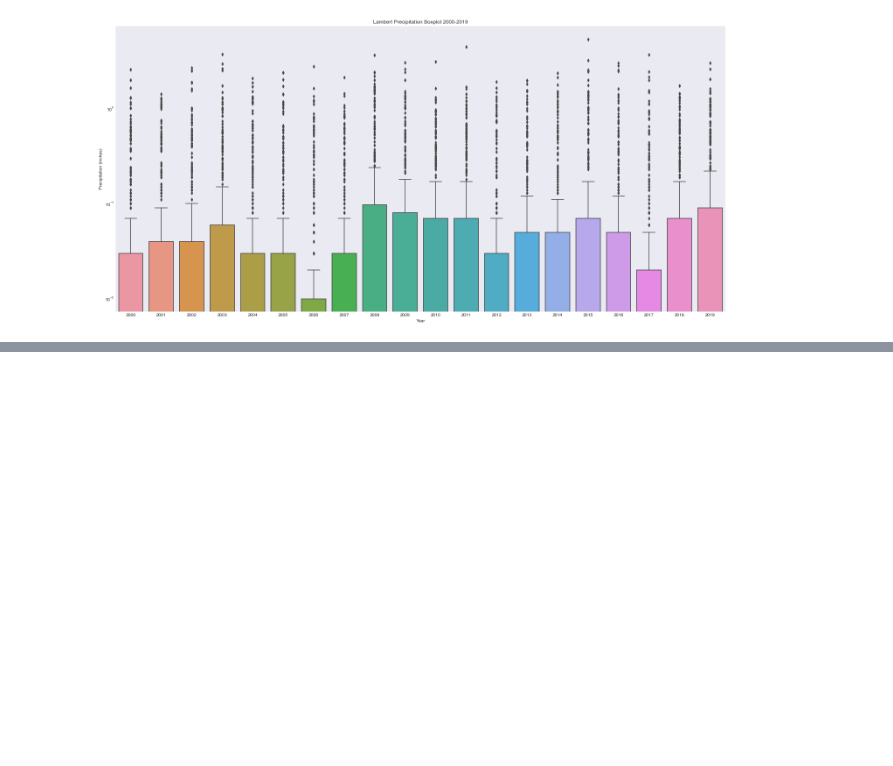
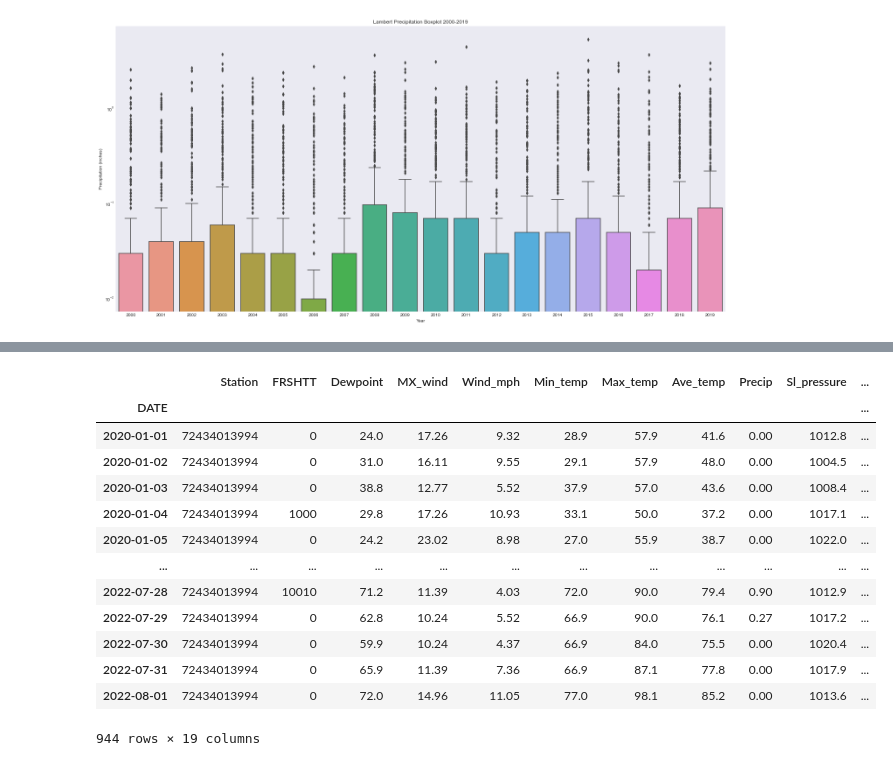
Before and after one commit to billtell/NOAA_GSOD_LambertSTL_2000to2022, a Jupyter notebook: GSOD_lambertSTL_EDA.ipynb, the cells around one changed output, grey strips where cells are left out. Cells and saved outputs as stored; diff of their text form; code cells hidden in the pictures; blank space fills up the shorter version.

```diff
--- a/GSOD_lambertSTL_EDA.ipynb
+++ b/GSOD_lambertSTL_EDA.ipynb
@@ -672,0 +636,24 @@ cahokia
+# %%
+lambert_recent['FRSHTT'] = lambert_recent['FRSHTT'].astype(str)
+lambert_recent['fog'] = lambert_recent['FRSHTT'].apply(lambda x: getobs(x,0));
+lambert_recent['rain'] = lambert_recent['FRSHTT'].apply(lambda x: getobs(x,1));
+lambert_recent['snow'] = lambert_recent['FRSHTT'].apply(lambda x: getobs(x,2));
+lambert_recent['hail'] = lambert_recent['FRSHTT'].apply(lambda x: getobs(x,3));
+lambert_recent['thunder'] = lambert_recent['FRSHTT'].apply(lambda x: getobs(x,4));
+lambert_recent['tornado'] = lambert_recent['FRSHTT'].apply(lambda x: getobs(x,5));
+lambert_recent
+# %% [output]
+|  | Station | FRSHTT | Dewpoint | MX_wind | Wind_mph | Min_temp | Max_temp | Ave_temp | Precip | Sl_pressure | ... |
+| DATE |  |  |  |  |  |  |  |  |  |  | ... |
+| 2020-01-01 | 72434013994 | 0 | 24.0 | 17.26 | 9.32 | 28.9 | 57.9 | 41.6 | 0.00 | 1012.8 | ... |
+| 2020-01-02 | 72434013994 | 0 | 31.0 | 16.11 | 9.55 | 29.1 | 57.9 | 48.0 | 0.00 | 1004.5 | ... |
+| 2020-01-03 | 72434013994 | 0 | 38.8 | 12.77 | 5.52 | 37.9 | 57.0 | 43.6 | 0.00 | 1008.4 | ... |
+| 2020-01-04 | 72434013994 | 1000 | 29.8 | 17.26 | 10.93 | 33.1 | 50.0 | 37.2 | 0.00 | 1017.1 | ... |
+| 2020-01-05 | 72434013994 | 0 | 24.2 | 23.02 | 8.98 | 27.0 | 55.9 | 38.7 | 0.00 | 1022.0 | ... |
+| ... | ... | ... | ... | ... | ... | ... | ... | ... | ... | ... | ... |
+| 2022-07-28 | 72434013994 | 10010 | 71.2 | 11.39 | 4.03 | 72.0 | 90.0 | 79.4 | 0.90 | 1012.9 | ... |
+| 2022-07-29 | 72434013994 | 0 | 62.8 | 10.24 | 5.52 | 66.9 | 90.0 | 76.1 | 0.27 | 1017.2 | ... |
+| 2022-07-30 | 72434013994 | 0 | 59.9 | 10.24 | 4.37 | 66.9 | 84.0 | 75.5 | 0.00 | 1020.4 | ... |
+| 2022-07-31 | 72434013994 | 0 | 65.9 | 11.39 | 7.36 | 66.9 | 87.1 | 77.8 | 0.00 | 1017.9 | ... |
+| 2022-08-01 | 72434013994 | 0 | 72.0 | 14.96 | 11.05 | 77.0 | 98.1 | 85.2 | 0.00 | 1013.6 | ... |
+944 rows × 19 columns
```
Also changed, not shown: parts of 26 cells of this notebook.
